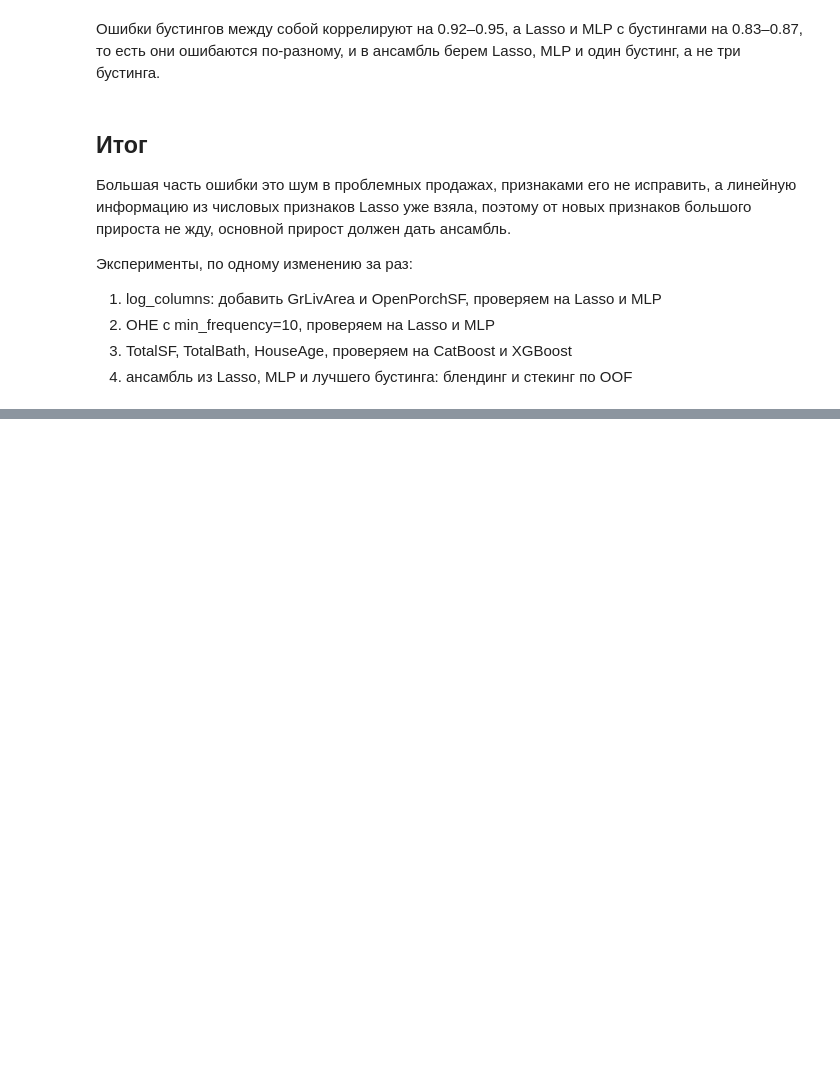
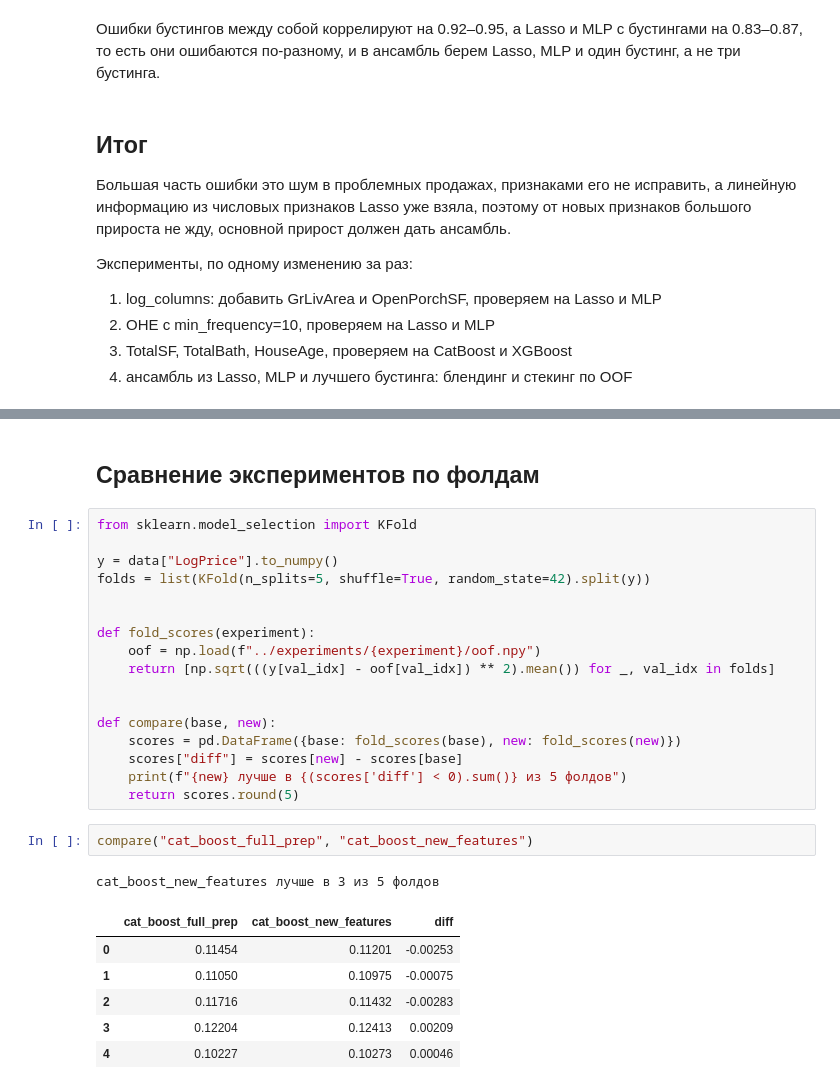
Before and after one commit to 2Gpb/HousePricingPipeline, a Jupyter notebook: notebooks/draft.ipynb, the cells around one changed output, grey strips where cells are left out. Cells and saved outputs as stored; diff of their text form; blank space fills up the shorter version.

Commit message:
mean_lasso_cat_mlp

```diff
--- a/notebooks/draft.ipynb
+++ b/notebooks/draft.ipynb
@@ -775,0 +776,29 @@ log
+# %% [markdown]
+## Сравнение экспериментов по фолдам
+# %%
+from sklearn.model_selection import KFold
+
+y = data["LogPrice"].to_numpy()
+folds = list(KFold(n_splits=5, shuffle=True, random_state=42).split(y))
+
+
+def fold_scores(experiment):
+    oof = np.load(f"../experiments/{experiment}/oof.npy")
+    return [np.sqrt(((y[val_idx] - oof[val_idx]) ** 2).mean()) for _, val_idx in folds]
+
+
+def compare(base, new):
+    scores = pd.DataFrame({base: fold_scores(base), new: fold_scores(new)})
+    scores["diff"] = scores[new] - scores[base]
+    print(f"{new} лучше в {(scores['diff'] < 0).sum()} из 5 фолдов")
+    return scores.round(5)
+# %%
+compare("cat_boost_full_prep", "cat_boost_new_features")
+# %% [output]
+cat_boost_new_features лучше в 3 из 5 фолдов
+|  | cat_boost_full_prep | cat_boost_new_features | diff |
+| 0 | 0.11454 | 0.11201 | -0.00253 |
+| 1 | 0.11050 | 0.10975 | -0.00075 |
+| 2 | 0.11716 | 0.11432 | -0.00283 |
+| 3 | 0.12204 | 0.12413 | 0.00209 |
+| 4 | 0.10227 | 0.10273 | 0.00046 |
```
Also changed, not shown: parts of 2 cells of this notebook, 6 other files.
